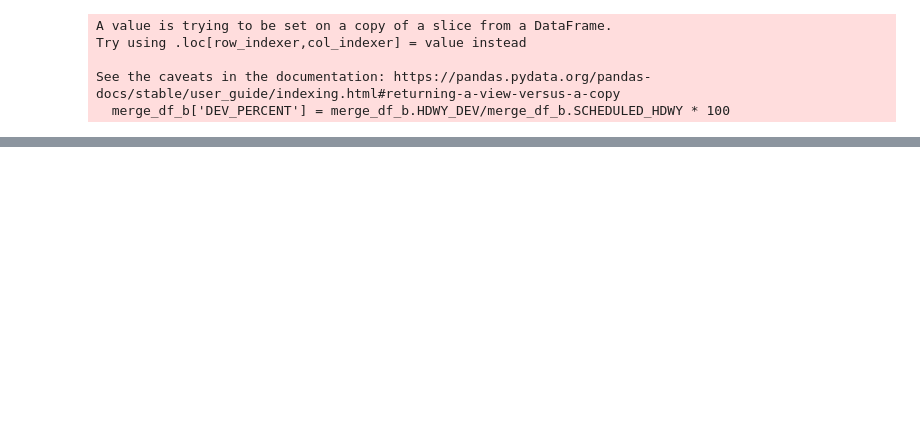
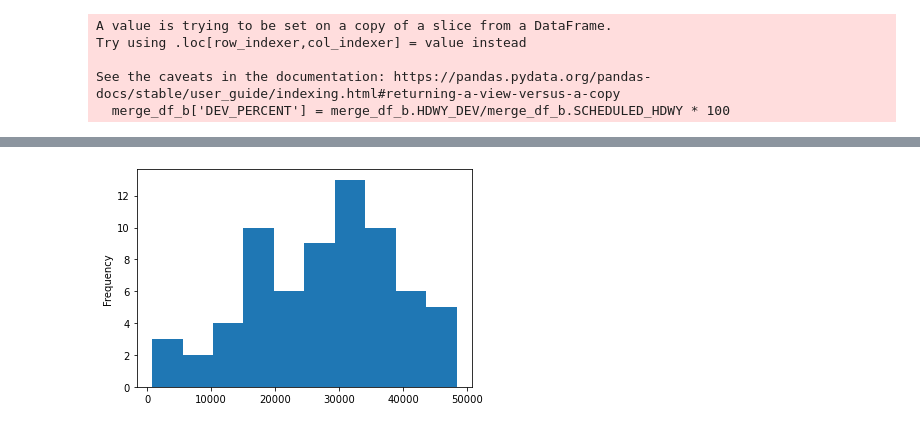
Before and after one commit to NSS-Data-Analytics-Cohort-7/wego-grumpy-concat, a Jupyter notebook: Notebooks/rwpartner_project_d.ipynb, the cells around one changed output, grey strips where cells are left out. Saved outputs shown, nothing was run; the diff lists cells and outputs as text; code cells hidden in the pictures; blank space fills up the shorter version.

```diff
--- a/Notebooks/rwpartner_project_d.ipynb
+++ b/Notebooks/rwpartner_project_d.ipynb
@@ -179,0 +287,4 @@ merge_df_c.head(50)
+# %%
+above_freezing['temp'].value_counts().plot(kind='hist');
+# %% [output]
+[figure, added]
```
Also changed, not shown: parts of 32 cells of this notebook.
